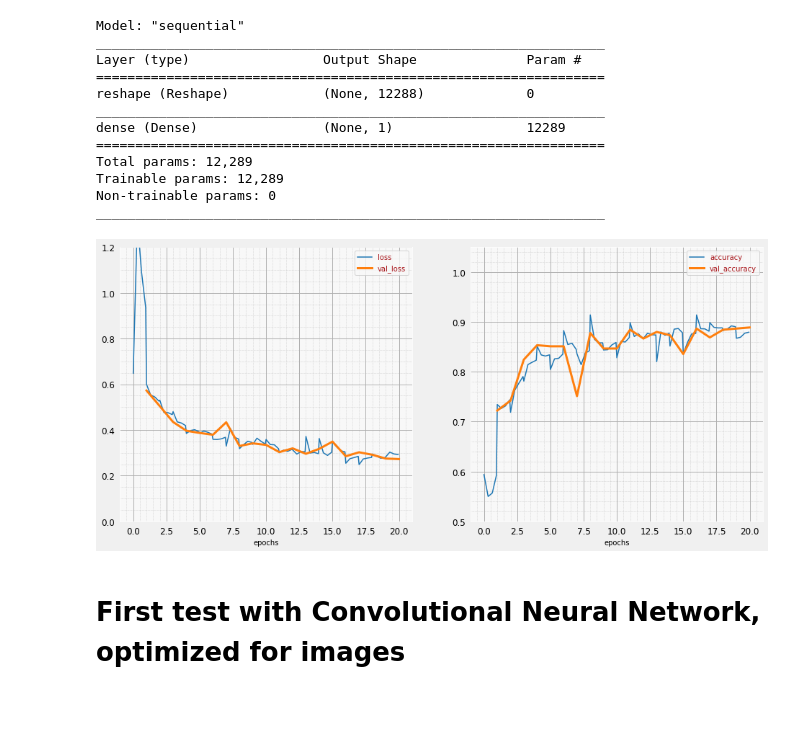
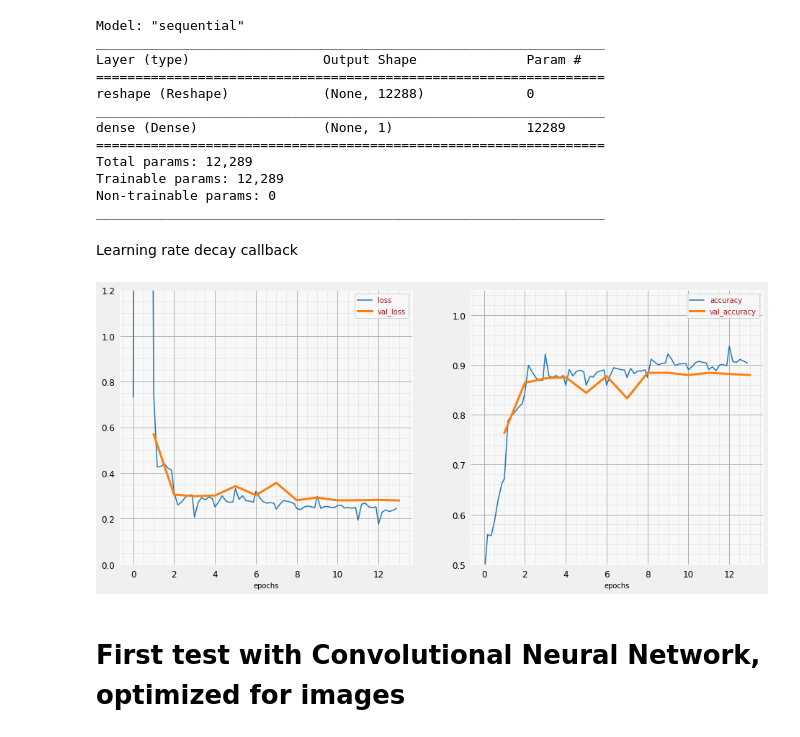
Before and after one commit to matteolimoncini/glasses_or_no_glasses, a Jupyter notebook: Glasses_or_not.ipynb, the cells around one changed output. Cells and saved outputs as stored; diff of their text form; code cells hidden in the pictures; blank space fills up the shorter version.

```diff
--- a/Glasses_or_not.ipynb
+++ b/Glasses_or_not.ipynb
@@ -181,3 +187,0 @@ def normalize_data(ds, shuffle = False):
-# %%
-train_dataset = normalize_data(train_ds, True)
-val_dataset = normalize_data(val_ds, False)
@@ -211,7 +221,7 @@ class PlotTraining(tf.keras.callbacks.Callback):
     self.sample_rate = sample_rate
     self.step = 0
     self.zoom = zoom
-    self.steps_per_epoch = len(train_ds)
+    self.steps_per_epoch = len(train_dataset)
 
   def on_train_begin(self, logs={}):
     self.batch_history = {}
@@ -276,14 +286,12 @@ model = tf.keras.Sequential(
       tf.keras.layers.Dense(1, activation='sigmoid')
   ])
 
-model.compile(optimizer=tf.keras.optimizers.Adam(learning_rate=0.001),
+model.compile(optimizer='adam',
               loss='binary_crossentropy',
               metrics=['accuracy'])
 
 # print model layers
 model.summary()
-
-plot_training = PlotTraining(sample_rate=10, zoom=1)
 # %% [output]
 Model: "sequential"
 _________________________________________________________________
@@ -297,16 +305,27 @@ Total params: 12,289
 Trainable params: 12,289
 Non-trainable params: 0
 _________________________________________________________________
+# %% [markdown]
+Learning rate decay callback
+# %%
+def lr_decay(epoch):
+  return 0.01 * math.pow(0.6, epoch)
+
+# lr schedule callback: decreasing learning rate every epoch passes
+lr_decay_callback = tf.keras.callbacks.LearningRateScheduler(lr_decay, verbose=True)
+
+plot_training = PlotTraining(sample_rate=10, zoom=1)
+stop_early = tf.keras.callbacks.EarlyStopping(monitor='val_accuracy', mode='max', patience=5)
 # %%
-epochs=20
+epochs=60
 history = model.fit(
   train_dataset,
   validation_data=val_dataset,
   epochs=epochs, verbose = 1,
-  callbacks=[plot_training]
+  callbacks=[plot_training, stop_early, lr_decay_callback]
 )
 # %% [output]
-[figure, old version]
+[figure, new version]
 # %% [markdown]
 # First test with Convolutional Neural Network, optimized for images
 # %% [markdown]
```
Also changed, not shown: parts of 80 cells of this notebook.
